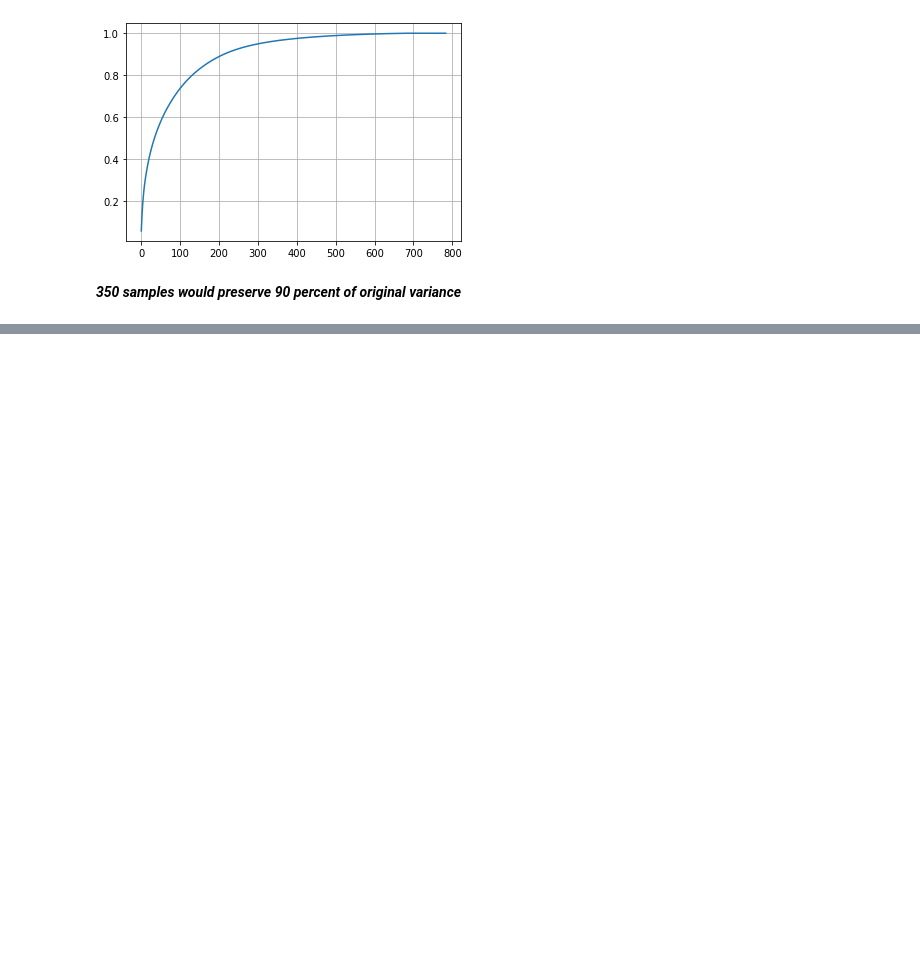
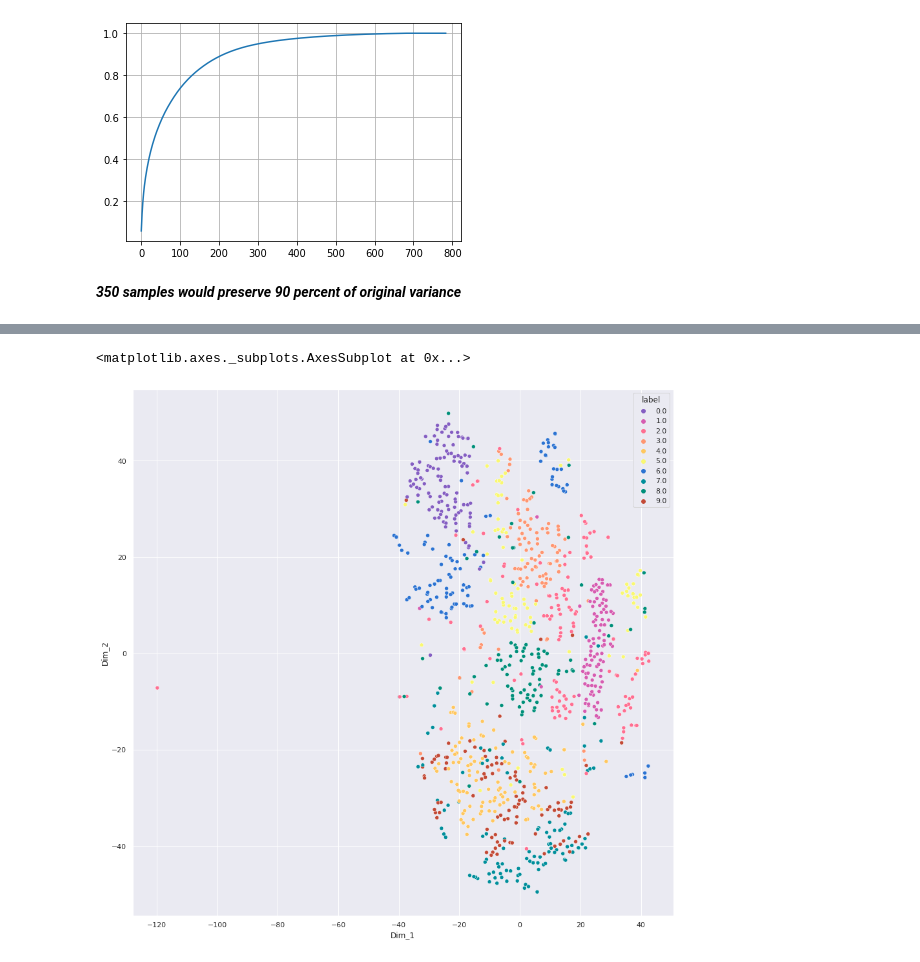
Before and after one commit to BenMeehan/Exploratory-Data-Analysis, a Jupyter notebook: Dimensionality_Reduction.ipynb, the cells around one changed output, grey strips where cells are left out. Cells and saved outputs as stored; diff of their text form; code cells hidden in the pictures; blank space fills up the shorter version.

```diff
--- a/Dimensionality_Reduction.ipynb
+++ b/Dimensionality_Reduction.ipynb
@@ -87,6 +93,6 @@ df.shape
 # %%
-l=label.iloc[0:20000]
-X=df.head(20000)
+l=label.iloc[0:1000]
+X=df.head(1000)
 # %%
 from sklearn.preprocessing import StandardScaler
 std_data = StandardScaler().fit_transform(X)
@@ -193,0 +232,15 @@ plt.plot(ratio_cs)
+# %%
+tsne_model=TSNE(n_components=2,random_state=0)
+
+tsne_data=tsne_model.fit_transform(std_data)
+# %%
+tsne_data = np.vstack((tsne_data.T, l)).T
+tsne_df = pd.DataFrame(data=tsne_data, columns=("Dim_1", "Dim_2", "label"))
+# %%
+import seaborn as sns
+colors=['#845EC2','#D65DB1','#FF6F91','#FF9671','#FFC75F','#F9F871','#2C73D2','#008E9B','#008F7A','#C34A36']
+sns.set(rc = {'figure.figsize':(15,15)})
+sns.scatterplot(data=tsne_df,x='Dim_1',y="Dim_2",hue="label",palette=colors)
+# %% [output]
+<matplotlib.axes._subplots.AxesSubplot at 0x...>
+[figure, added]
```
Also changed, not shown: parts of 6 cells of this notebook.
